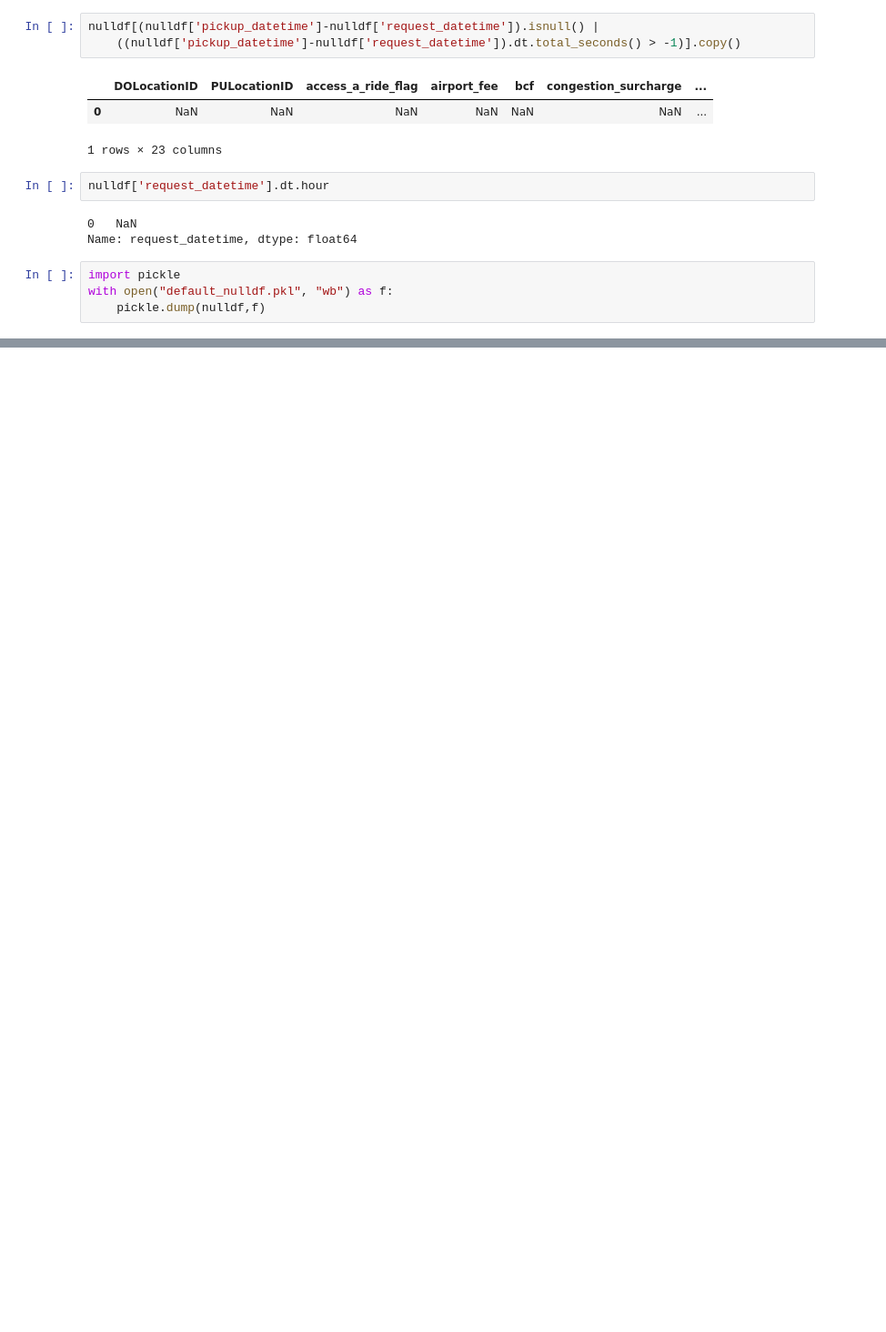
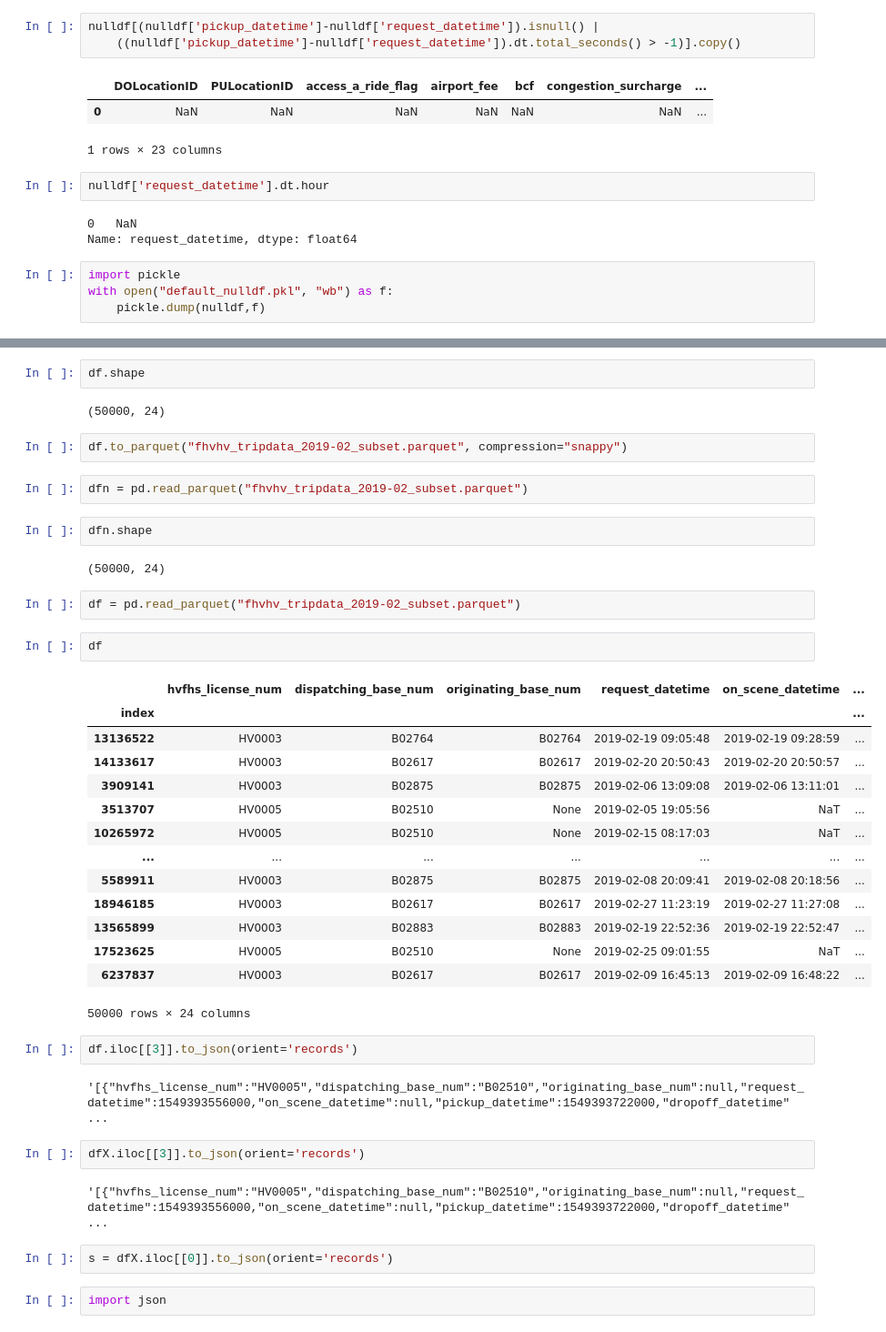
Before and after one commit to yvnyli/ML_Zoomcamp_2025, a Jupyter notebook: project1/2b_xgb_diagnostics.ipynb, the cells around one changed output, grey strips where cells are left out. Shown at 91% size. Drawn from its saved outputs; the diff is of its cells as text; blank space fills up the shorter version.

```diff
--- a/project1/2b_xgb_diagnostics.ipynb
+++ b/project1/2b_xgb_diagnostics.ipynb
@@ -510,0 +526,43 @@ with open("default_nulldf.pkl", "wb") as f:
+# %%
+df.shape
+# %% [output]
+(50000, 24)
+# %%
+df.to_parquet("fhvhv_tripdata_2019-02_subset.parquet", compression="snappy")
+# %%
+dfn = pd.read_parquet("fhvhv_tripdata_2019-02_subset.parquet")
+# %%
+dfn.shape
+# %% [output]
+(50000, 24)
+# %%
+df = pd.read_parquet("fhvhv_tripdata_2019-02_subset.parquet")
+# %%
+df
+# %% [output]
+|  | hvfhs_license_num | dispatching_base_num | originating_base_num | request_datetime | on_scene_datetime | ... |
+| index |  |  |  |  |  | ... |
+| 13136522 | HV0003 | B02764 | B02764 | 2019-02-19 09:05:48 | 2019-02-19 09:28:59 | ... |
+| 14133617 | HV0003 | B02617 | B02617 | 2019-02-20 20:50:43 | 2019-02-20 20:50:57 | ... |
+| 3909141 | HV0003 | B02875 | B02875 | 2019-02-06 13:09:08 | 2019-02-06 13:11:01 | ... |
+| 3513707 | HV0005 | B02510 | None | 2019-02-05 19:05:56 | NaT | ... |
+| 10265972 | HV0005 | B02510 | None | 2019-02-15 08:17:03 | NaT | ... |
+| ... | ... | ... | ... | ... | ... | ... |
+| 5589911 | HV0003 | B02875 | B02875 | 2019-02-08 20:09:41 | 2019-02-08 20:18:56 | ... |
+| 18946185 | HV0003 | B02617 | B02617 | 2019-02-27 11:23:19 | 2019-02-27 11:27:08 | ... |
+| 13565899 | HV0003 | B02883 | B02883 | 2019-02-19 22:52:36 | 2019-02-19 22:52:47 | ... |
+| 17523625 | HV0005 | B02510 | None | 2019-02-25 09:01:55 | NaT | ... |
+| 6237837 | HV0003 | B02617 | B02617 | 2019-02-09 16:45:13 | 2019-02-09 16:48:22 | ... |
+50000 rows × 24 columns
+# %%
+df.iloc[[3]].to_json(orient='records')
+# %% [output]
+'[{"hvfhs_license_num":"HV0005","dispatching_base_num":"B02510","originating_base_num":null,"request_datetime":1549393556000,"on_scene_datetime":null,"pickup_datetime":1549393722000,"dropoff_datetime" ...
+# %%
+dfX.iloc[[3]].to_json(orient='records')
+# %% [output]
+'[{"hvfhs_license_num":"HV0005","dispatching_base_num":"B02510","originating_base_num":null,"request_datetime":1549393556000,"on_scene_datetime":null,"pickup_datetime":1549393722000,"dropoff_datetime" ...
+# %%
+s = dfX.iloc[[0]].to_json(orient='records')
+# %%
+import json
```
Also changed, not shown: parts of 21 cells of this notebook, 6 other files.
